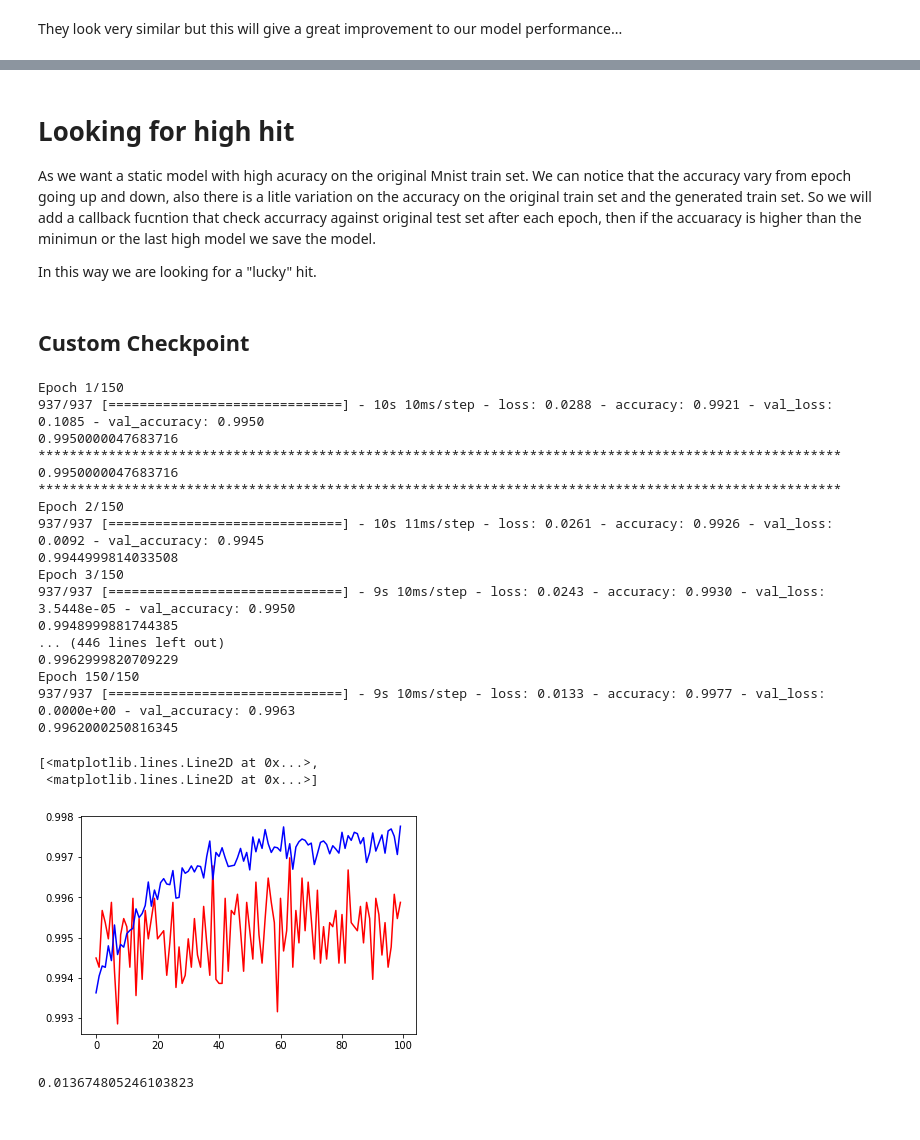
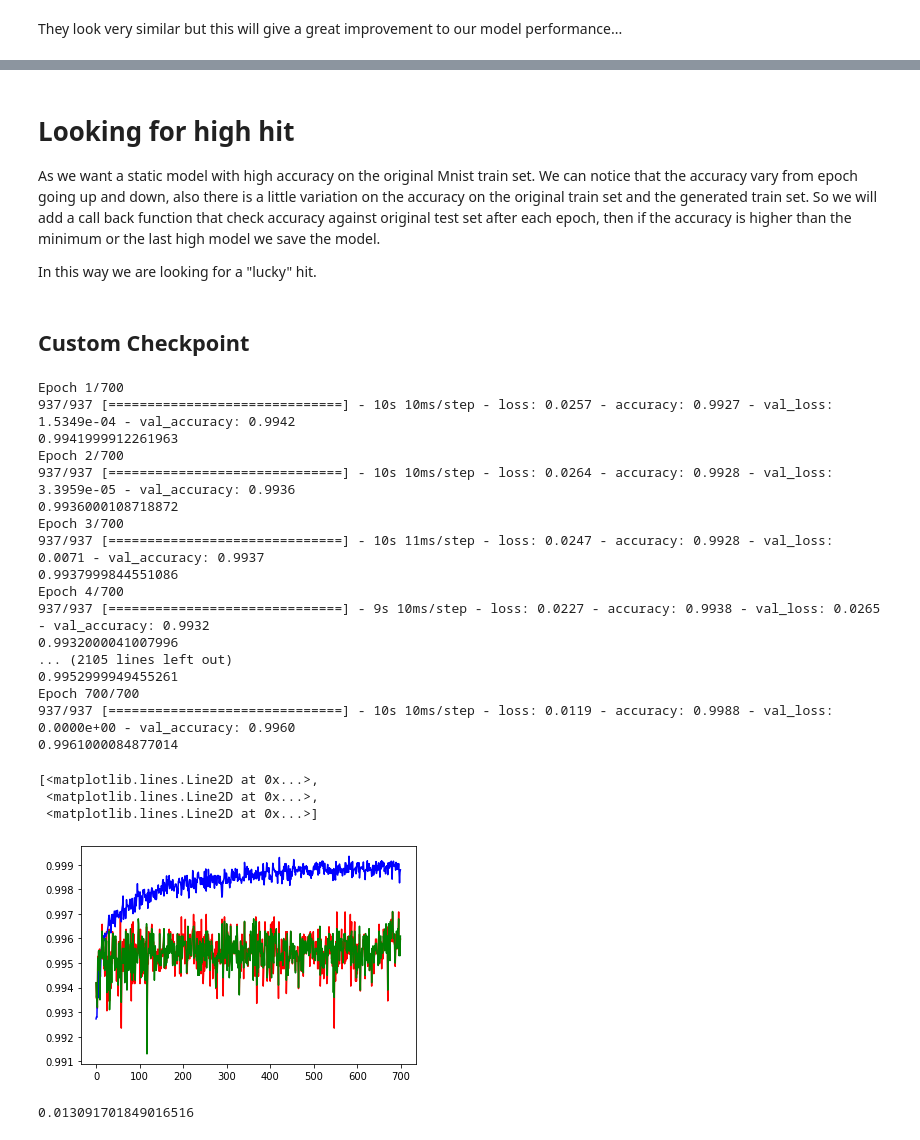
Before and after one commit to JoseIgnacioRetamalThomsen/Emerging-Technologies-Assessment-2019, a Jupyter notebook: model/Model.ipynb, the cells around one changed output, grey strips where cells are left out. Drawn from its saved outputs; the diff is of its cells as text; code cells hidden in the pictures.

Commit message:
Model:final train done

```diff
--- a/model/Model.ipynb
+++ b/model/Model.ipynb
@@ -771,6 +771,7 @@ model.add(kr.layers.Conv2D(64,kernel_size=(7, 7),activation='relu'))
 kr.layers.normalization.BatchNormalization(axis=-1)
 model.add(kr.layers.MaxPooling2D(pool_size=(2, 2),))
 model.add(kr.layers.Conv2D(128,kernel_size=(5, 5),activation='relu'))
+model.add(kr.layers.Dropout(0.01))
 model.add(kr.layers.Conv2D(256,kernel_size=(3, 3),activation='relu'))
 model.add(kr.layers.MaxPooling2D(pool_size=(2, 2),))
 model.add(kr.layers.Dropout(0.25))
@@ -880,18 +881,22 @@ plt.plot(x,val_loss,'r',x,loss,'b')
 # %% [markdown]
 # Looking for high hit
 
-As we want a static model with high acuracy on the original Mnist train set. We can notice that the accuracy vary from epoch going up and down, also there is a litle variation on the accuracy on the original train set and the generated train set. So we will add a callback fucntion that check accurracy against original test set after each epoch,  then if the accuaracy is higher than the minimun or the last high model we save the model.
+As we want a static model with high accuracy on the original Mnist train set. We can notice that the accuracy vary from epoch going up and down, also there is a little variation on the accuracy on the original train set and the generated train set. So we will add a call back function that check accuracy against original test set after each epoch, then if the accuracy is higher than the minimum or the last high model we save the model.
 
 In this way we are looking for a "lucky" hit.
 # %% [markdown]
 ## Custom Checkpoint
+# %%
+test_acc =[]
 # %%
+# code medified from https://www.tensorflow.org/guide/keras/custom_callback
 class CustomModelCheckpoint(kr.callbacks.Callback):
     minimun = 0.995
     def on_epoch_end(self, epoch, logs=None):
         # calculate accuracy again original test set
         score = self.model.evaluate(x_test, y_test, verbose=0)
         print(score[1])
+        test_acc.append(score[1])
         if score[1] > self.minimun: # your custom conditio
             #save the model if is higher
             self.model.save('static/model.h5', overwrite=True)
@@ -903,27 +908,27 @@ class CustomModelCheckpoint(kr.callbacks.Callback):
 # %%
 cbk = CustomModelCheckpoint()
 # %%
-epoch =150
+epoch =700
 history_callback= model.fit_generator(train_generator, steps_per_epoch=60000//64, epochs=epoch,
                     validation_data=test_generator, validation_steps=10000//64, callbacks=[cbk])
 # %% [output]
-Epoch 1/150
-937/937 [==============================] - 10s 10ms/step - loss: 0.0288 - accuracy: 0.9921 - val_loss: 0.1085 - val_accuracy: 0.9950
-0.9950000047683716
-*******************************************************************************************************
-0.9950000047683716
-*******************************************************************************************************
-Epoch 2/150
-937/937 [==============================] - 10s 11ms/step - loss: 0.0261 - accuracy: 0.9926 - val_loss: 0.0092 - val_accuracy: 0.9945
-0.9944999814033508
-Epoch 3/150
-937/937 [==============================] - 9s 10ms/step - loss: 0.0243 - accuracy: 0.9930 - val_loss: 3.5448e-05 - val_accuracy: 0.9950
-0.9948999881744385
-... (446 lines left out)
-0.9962999820709229
-Epoch 150/150
-937/937 [==============================] - 9s 10ms/step - loss: 0.0133 - accuracy: 0.9977 - val_loss: 0.0000e+00 - val_accuracy: 0.9963
-0.9962000250816345
+Epoch 1/700
+937/937 [==============================] - 10s 10ms/step - loss: 0.0257 - accuracy: 0.9927 - val_loss: 1.5349e-04 - val_accuracy: 0.9942
+0.9941999912261963
+Epoch 2/700
+937/937 [==============================] - 10s 10ms/step - loss: 0.0264 - accuracy: 0.9928 - val_loss: 3.3959e-05 - val_accuracy: 0.9936
+0.9936000108718872
+Epoch 3/700
+937/937 [==============================] - 10s 11ms/step - loss: 0.0247 - accuracy: 0.9928 - val_loss: 0.0071 - val_accuracy: 0.9937
+0.9937999844551086
+Epoch 4/700
+937/937 [==============================] - 9s 10ms/step - loss: 0.0227 - accuracy: 0.9938 - val_loss: 0.0265 - val_accuracy: 0.9932
+0.9932000041007996
+... (2105 lines left out)
+0.9952999949455261
+Epoch 700/700
+937/937 [==============================] - 10s 10ms/step - loss: 0.0119 - accuracy: 0.9988 - val_loss: 0.0000e+00 - val_accuracy: 0.9960
+0.9961000084877014
 # %%
 val_accuracy = np.array(history_callback.history['val_accuracy'])
 val_loss =  np.array(history_callback.history['val_loss'])
@@ -931,15 +936,16 @@ accuracy =  np.array(history_callback.history['accuracy'])
 loss =  np.array(history_callback.history['loss'])
 # %%
 x = np.arange(0.0, epoch, 1)
-plt.plot(x,val_accuracy,'r',x,accuracy,'b')#,x,loss,'g',x,val_loss,'y')
+plt.plot(x,val_accuracy,'r',x,accuracy,'b',test_acc,'g')
 # %% [output]
 [<matplotlib.lines.Line2D at 0x...>,
+ <matplotlib.lines.Line2D at 0x...>,
  <matplotlib.lines.Line2D at 0x...>]
-[figure, old version]
+[figure, new version]
 # %%
 loss[92]
 # %% [output]
-0.013674805246103823
+0.013091701849016516
 # %%
 score = kr.models.load_model('./static/model.h5').evaluate(x_test, y_test, verbose=0)
 score
```
Also changed, not shown: parts of 27 cells of this notebook, 9 other files.
